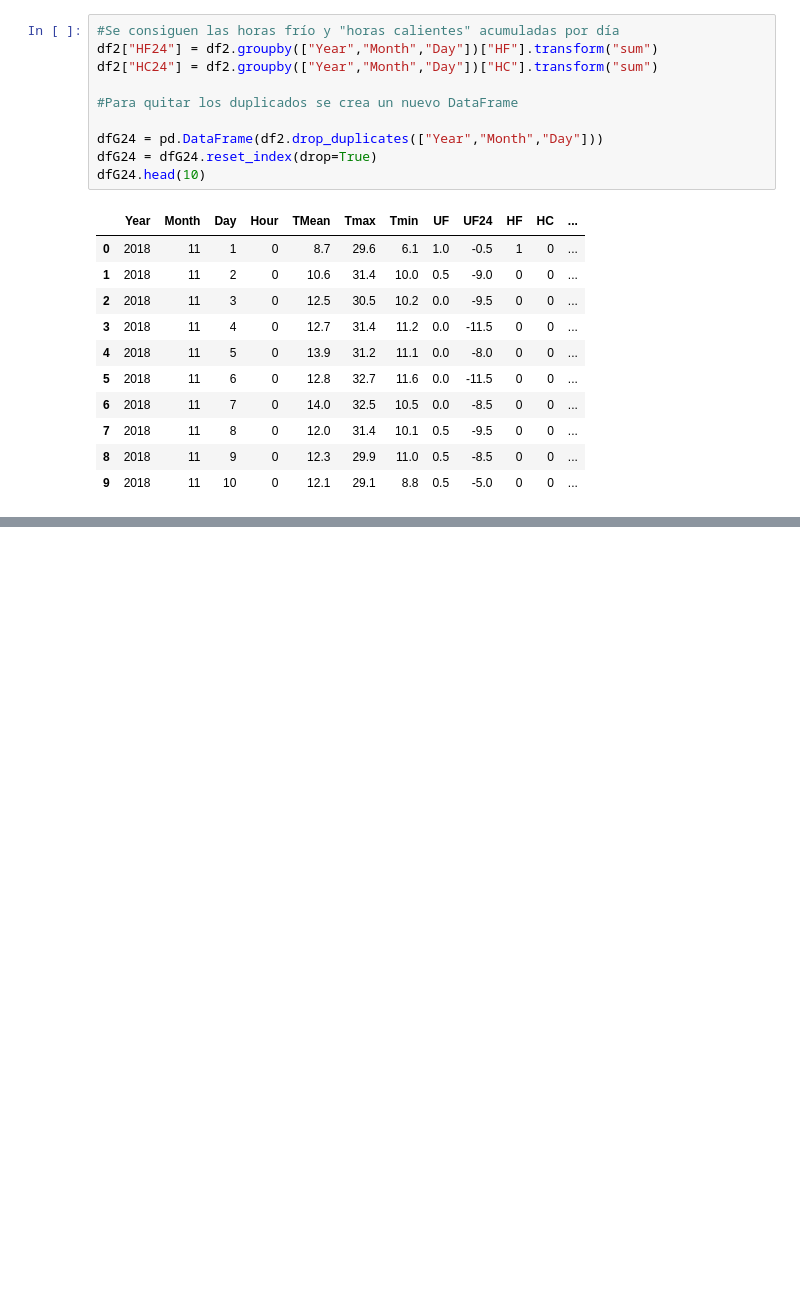
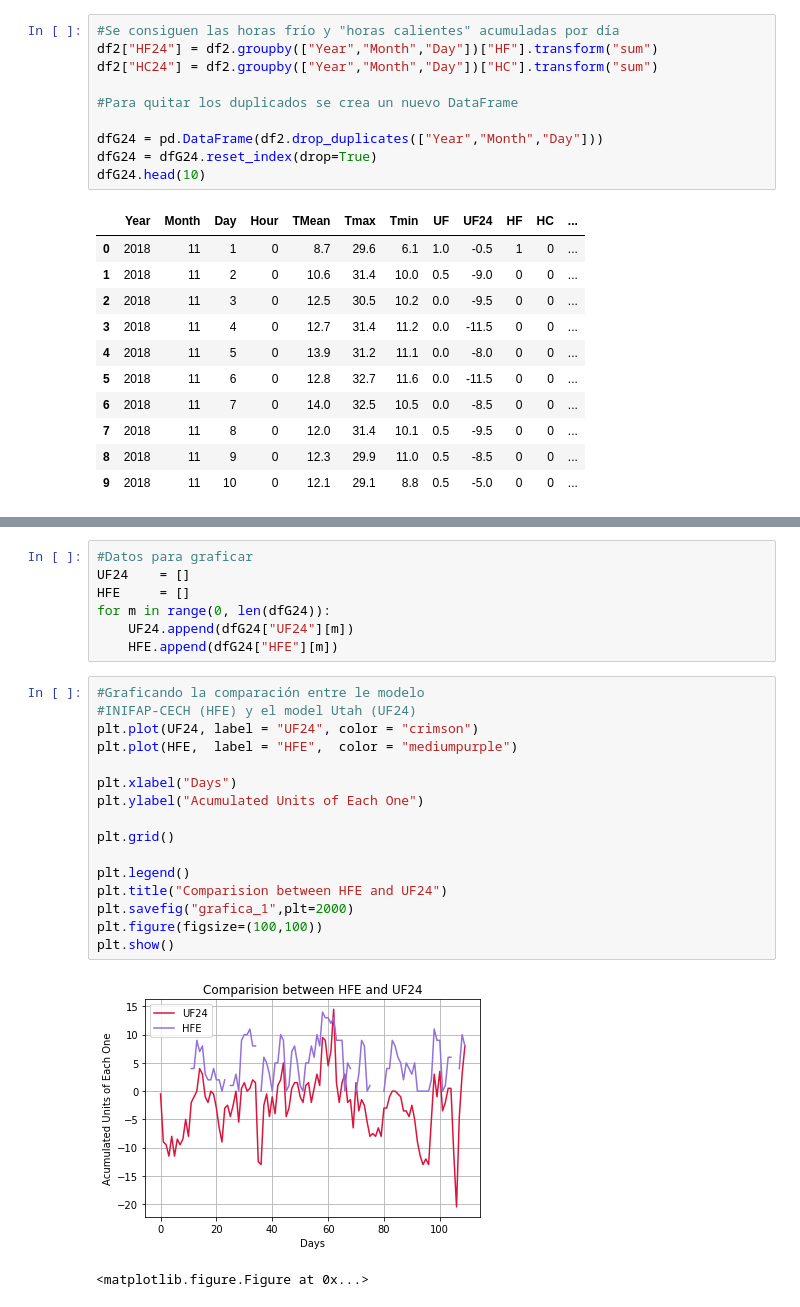
Before and after one commit to JoelA06/Tareas, a Jupyter notebook: Actividad6/Untitled.ipynb, the cells around one changed output, grey strips where cells are left out. Cells and saved outputs as stored; diff of their text form; blank space fills up the shorter version.

```diff
--- a/Actividad6/Untitled.ipynb
+++ b/Actividad6/Untitled.ipynb
@@ -416,0 +373,26 @@ IndentationError: expected an indented block (<ipython-input-17-40ae9e786aef>, l
+# %%
+#Datos para graficar
+UF24    = []
+HFE     = []
+for m in range(0, len(dfG24)):
+    UF24.append(dfG24["UF24"][m])
+    HFE.append(dfG24["HFE"][m])
+# %%
+#Graficando la comparación entre le modelo
+#INIFAP-CECH (HFE) y el model Utah (UF24)
+plt.plot(UF24, label = "UF24", color = "crimson")
+plt.plot(HFE,  label = "HFE",  color = "mediumpurple")
+
+plt.xlabel("Days")
+plt.ylabel("Acumulated Units of Each One")
+
+plt.grid()
+
+plt.legend()
+plt.title("Comparision between HFE and UF24")
+plt.savefig("grafica_1",plt=2000)
+plt.figure(figsize=(100,100))
+plt.show()
+# %% [output]
+[figure, added]
+<matplotlib.figure.Figure at 0x...>
```
Also changed, not shown: parts of 5 cells of this notebook, 2 other files.
